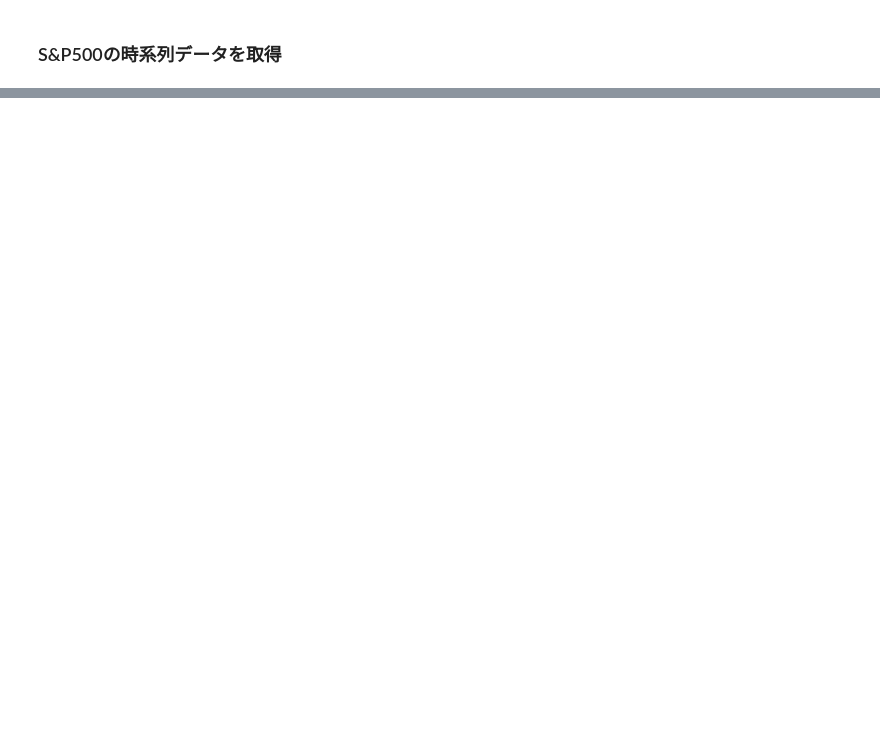
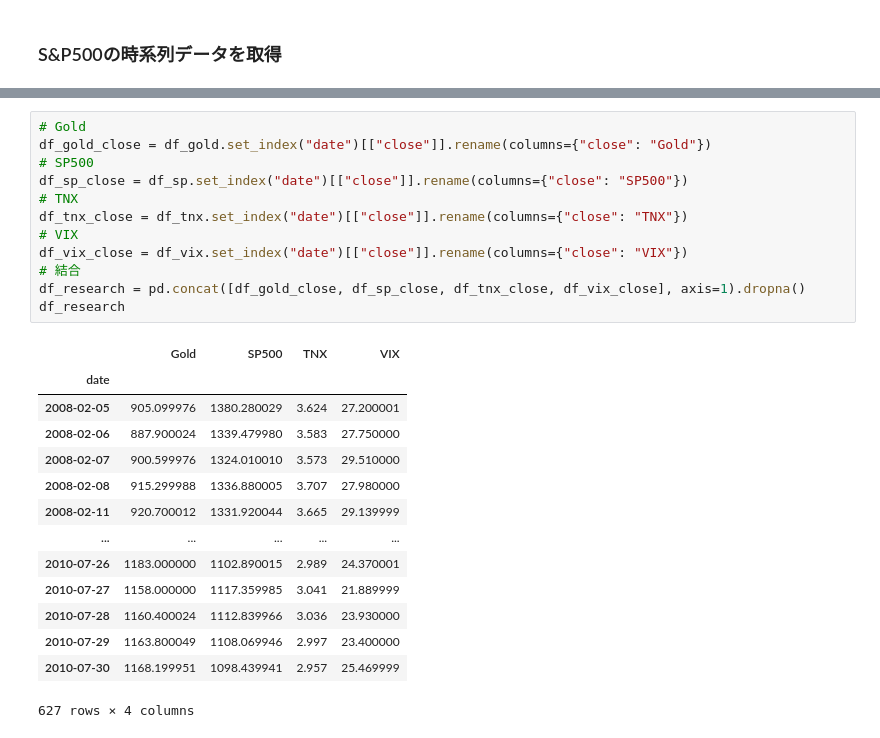
Before and after one commit to nekonabesan/stock_market_analysis, a Jupyter notebook: notebook/stock_02_08_002.ipynb, the cells around one changed output, grey strips where cells are left out. Cells and saved outputs as stored; diff of their text form; blank space fills up the shorter version.

```diff
--- a/notebook/stock_02_08_002.ipynb
+++ b/notebook/stock_02_08_002.ipynb
@@ -156,0 +409,27 @@ GET status: 200
+# %%
+# Gold
+df_gold_close = df_gold.set_index("date")[["close"]].rename(columns={"close": "Gold"})
+# SP500
+df_sp_close = df_sp.set_index("date")[["close"]].rename(columns={"close": "SP500"})
+# TNX
+df_tnx_close = df_tnx.set_index("date")[["close"]].rename(columns={"close": "TNX"})
+# VIX
+df_vix_close = df_vix.set_index("date")[["close"]].rename(columns={"close": "VIX"})
+# 結合
+df_research = pd.concat([df_gold_close, df_sp_close, df_tnx_close, df_vix_close], axis=1).dropna()
+df_research
+# %% [output]
+|  | Gold | SP500 | TNX | VIX |
+| date |  |  |  |  |
+| 2008-02-05 | 905.099976 | 1380.280029 | 3.624 | 27.200001 |
+| 2008-02-06 | 887.900024 | 1339.479980 | 3.583 | 27.750000 |
+| 2008-02-07 | 900.599976 | 1324.010010 | 3.573 | 29.510000 |
+| 2008-02-08 | 915.299988 | 1336.880005 | 3.707 | 27.980000 |
+| 2008-02-11 | 920.700012 | 1331.920044 | 3.665 | 29.139999 |
+| ... | ... | ... | ... | ... |
+| 2010-07-26 | 1183.000000 | 1102.890015 | 2.989 | 24.370001 |
+| 2010-07-27 | 1158.000000 | 1117.359985 | 3.041 | 21.889999 |
+| 2010-07-28 | 1160.400024 | 1112.839966 | 3.036 | 23.930000 |
+| 2010-07-29 | 1163.800049 | 1108.069946 | 2.997 | 23.400000 |
+| 2010-07-30 | 1168.199951 | 1098.439941 | 2.957 | 25.469999 |
+627 rows × 4 columns
```
Also changed, not shown: parts of 21 cells of this notebook, 1 other file.
